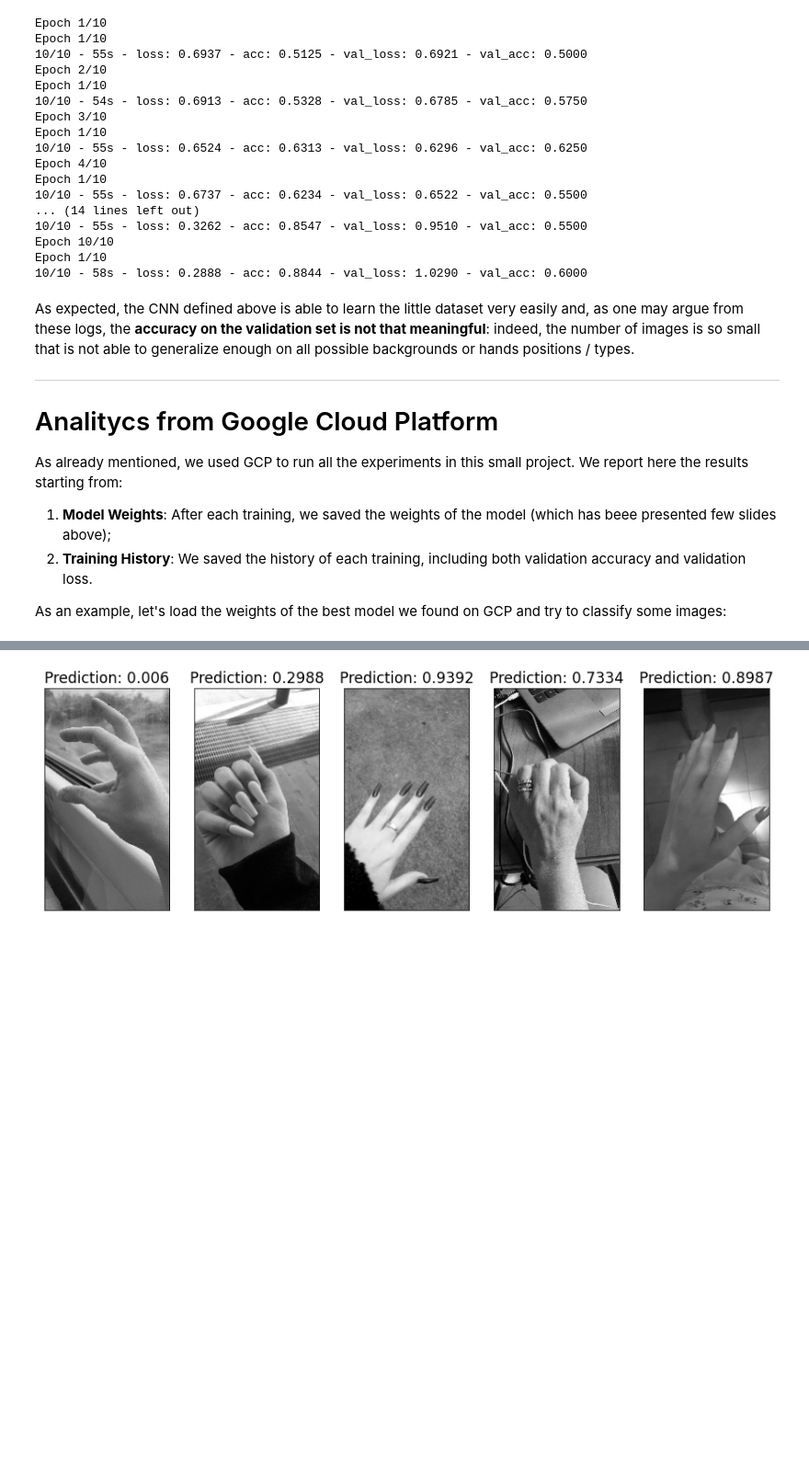
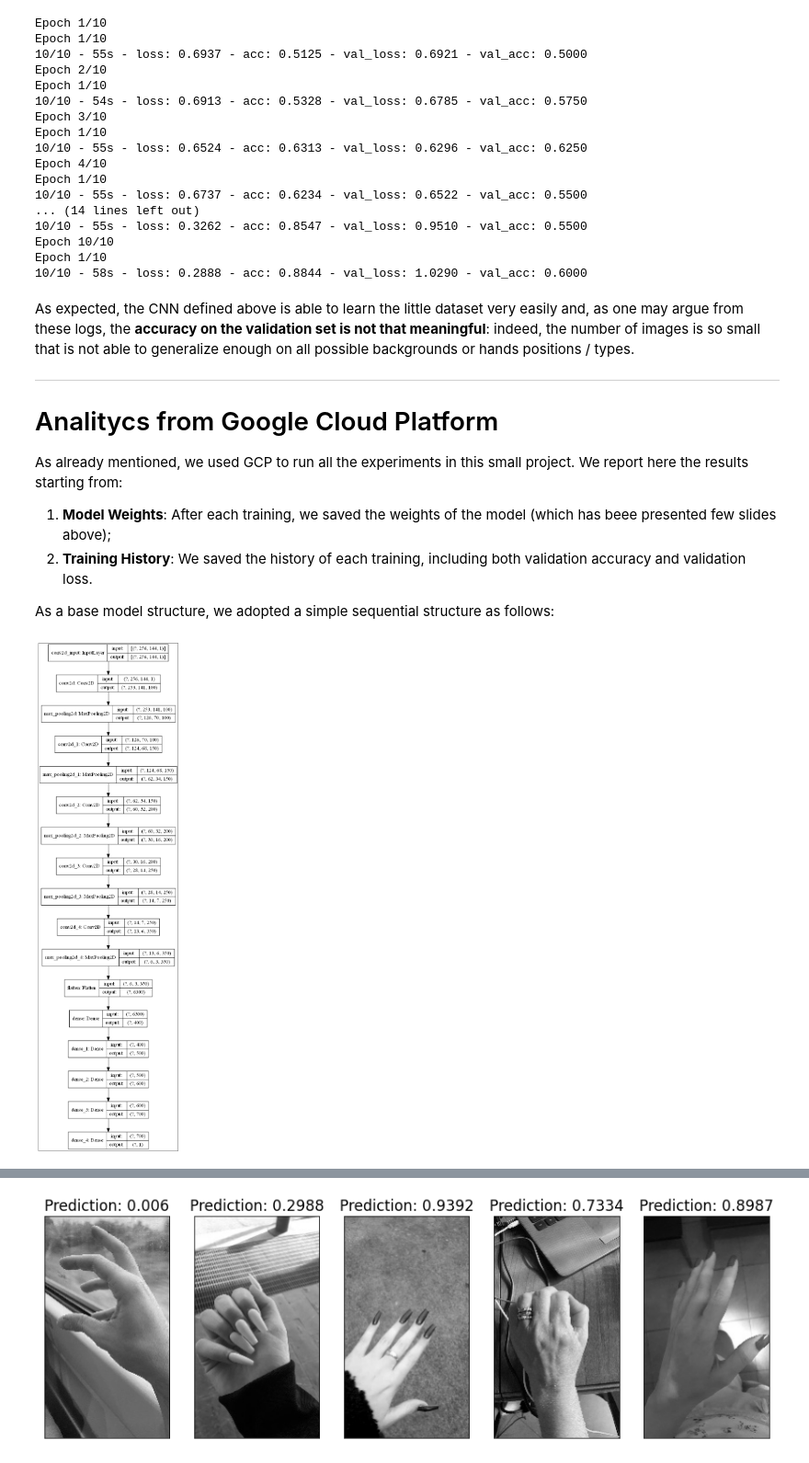
Before and after one commit to dondoC34/Deep_Hand_LeftRight_Recognition, a Jupyter notebook: Tensorfllow_Hand_Recog.ipynb, the cells around one changed output, grey strips where cells are left out. Shown at 92% size. Saved outputs shown, nothing was run; the diff lists cells and outputs as text; code cells hidden in the pictures; blank space fills up the shorter version.

```diff
--- a/Tensorfllow_Hand_Recog.ipynb
+++ b/Tensorfllow_Hand_Recog.ipynb
@@ -258,4 +258,12 @@ As already mentioned, we used GCP to run all the experiments in this small proje
 1. **Model Weights**: After each training, we saved the weights of the model (which has beee presented few slides above);
 2. **Training History**: We saved the history of each training, including both validation accuracy and validation loss.
 
-As an example, let's load the weights of the best model we found on GCP and try to classify some images:
+As a base model structure, we adopted a simple sequential structure as follows:
+# %%
+cnn_structure = cv2.imread("Data/Network-Structure/base_model.png")
+plt.figure(figsize=(20, 30))
+plt.xticks([])
+plt.yticks([])
+plt.imshow(cnn_structure);
+# %% [output]
+[figure, added]
```
Also changed, not shown: parts of 7 cells of this notebook, 48 other files.
